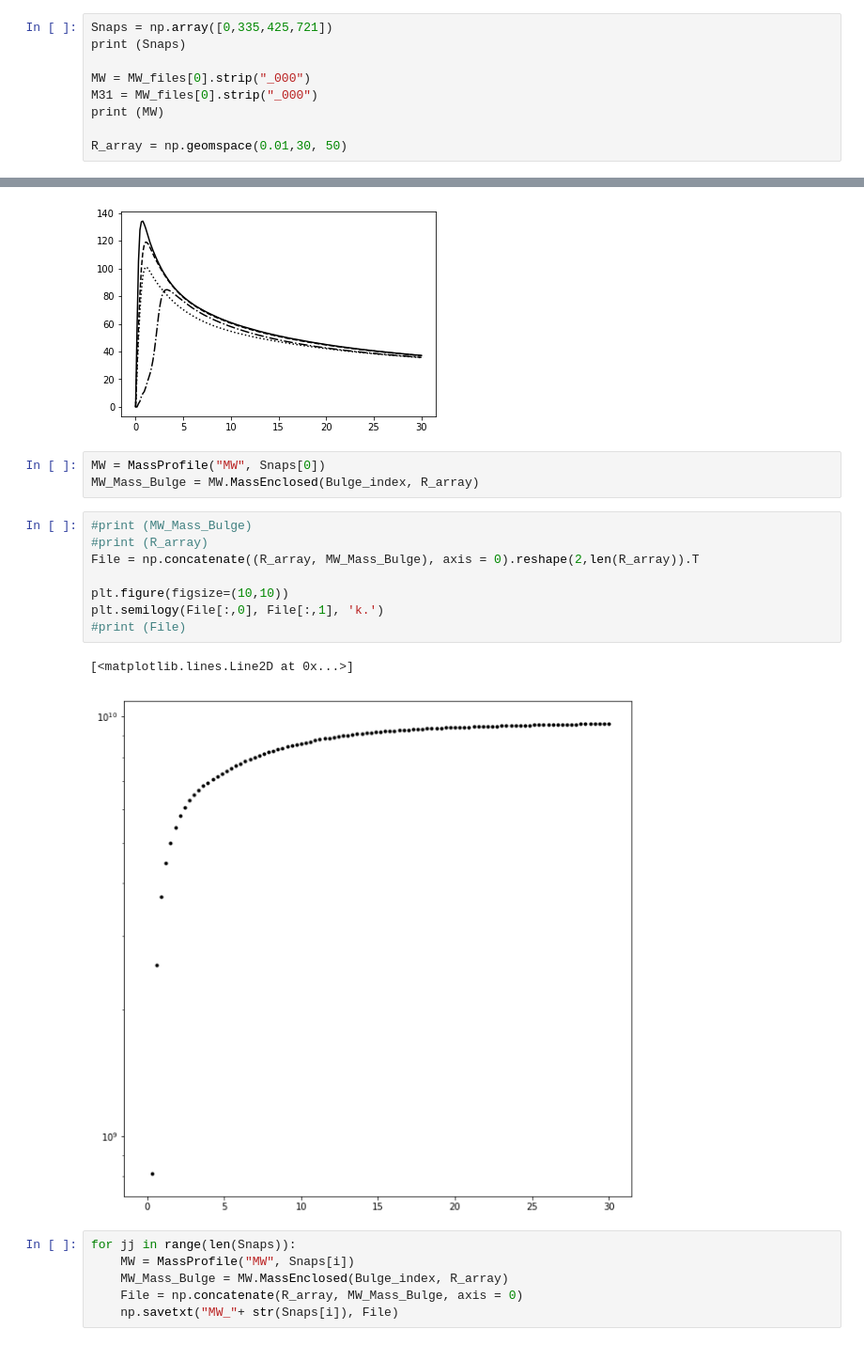
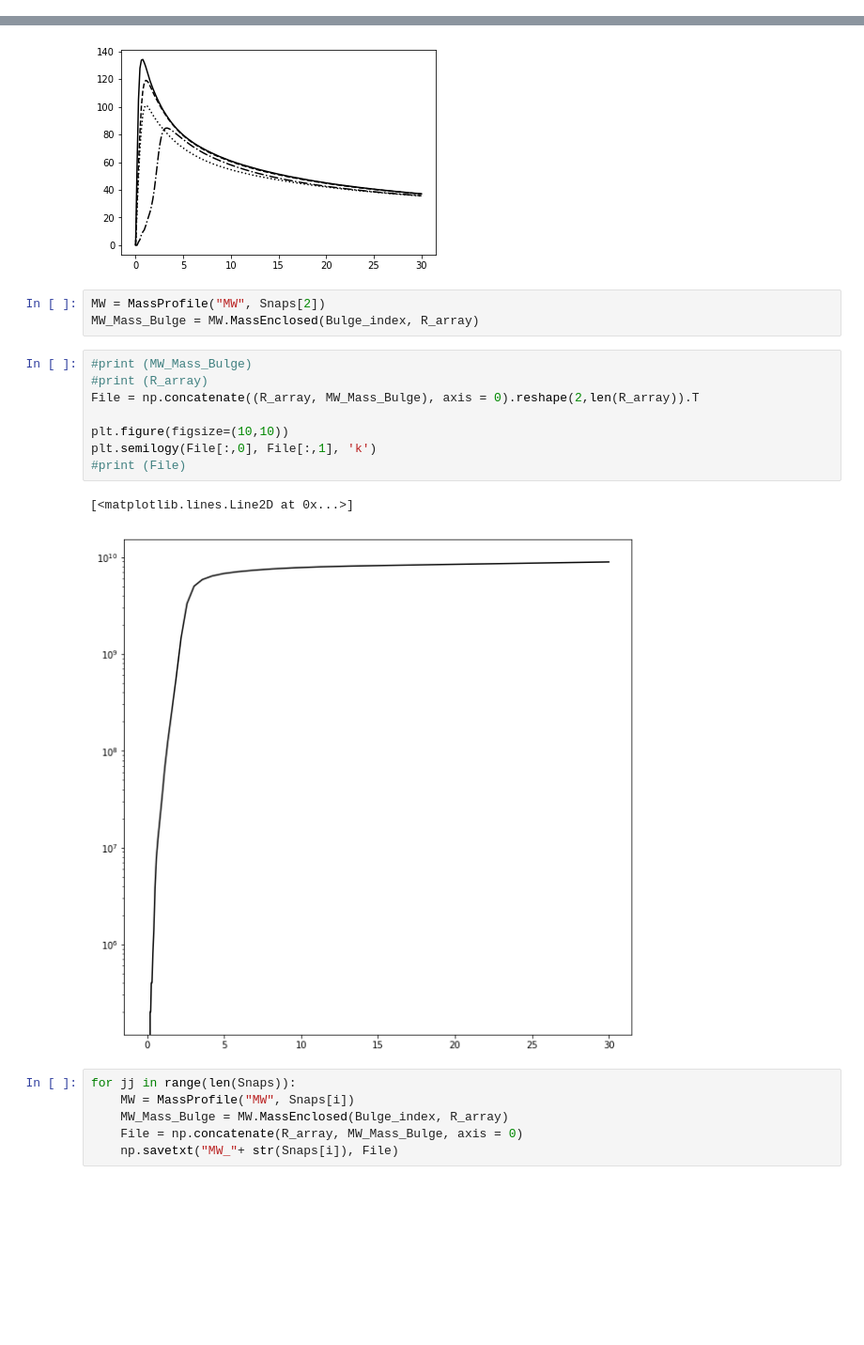
Before and after one commit to tbainesUA/ASTR400B_Baines, a Jupyter notebook: Programs/Project.ipynb, the cells around one changed output, grey strips where cells are left out. Shown at 94% size. Cells and saved outputs as stored; diff of their text form; blank space fills up the shorter version.

Commit message:
M/V profiles made for 4 different times

```diff
--- a/Programs/Project.ipynb
+++ b/Programs/Project.ipynb
@@ -31,9 +30,0 @@ print ("%s\n%s" % (MW_files, M31_files))
-# %%
-Snaps = np.array([0,335,425,721])
-print (Snaps)
-
-MW = MW_files[0].strip("_000")
-M31 = MW_files[0].strip("_000")
-print (MW)
-
-R_array = np.geomspace(0.01,30, 50)
@@ -84,19 +161,19 @@ for i in range(len(Snaps)):
 # %% [output]
 [figure]
 # %%
-MW = MassProfile("MW", Snaps[0])
+MW = MassProfile("MW", Snaps[2])
 MW_Mass_Bulge = MW.MassEnclosed(Bulge_index, R_array)
 # %%
 #print (MW_Mass_Bulge)
 #print (R_array)
 File = np.concatenate((R_array, MW_Mass_Bulge), axis = 0).reshape(2,len(R_array)).T
 
 plt.figure(figsize=(10,10))
-plt.semilogy(File[:,0], File[:,1], 'k.')
+plt.semilogy(File[:,0], File[:,1], 'k')
 #print (File)
 # %% [output]
 [<matplotlib.lines.Line2D at 0x...>]
-[figure, old version]
+[figure, new version]
 # %%
 for jj in range(len(Snaps)):
     MW = MassProfile("MW", Snaps[i])
```
Also changed, not shown: parts of 11 cells of this notebook.
